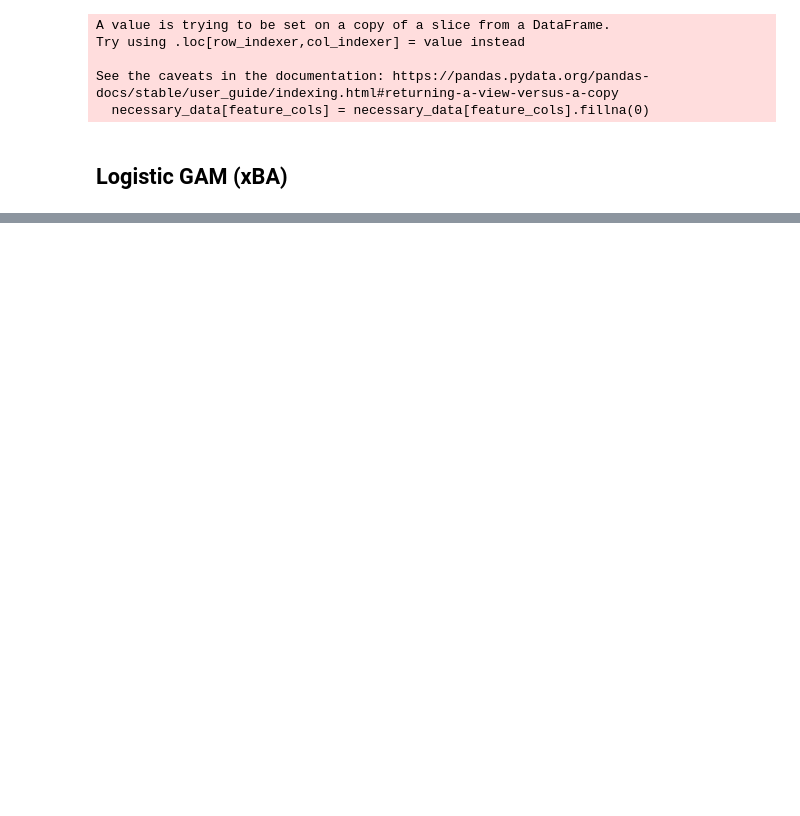
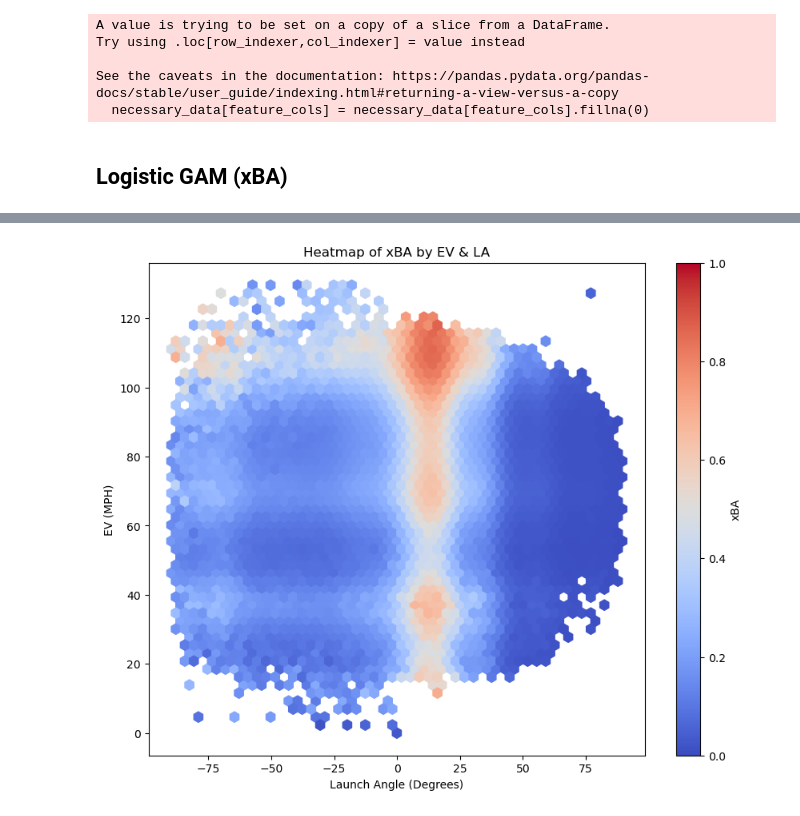
Before and after one commit to jackkalsched/UCSD_Baseball_25, a Jupyter notebook: Hitting/expected_metrics/expected_metrics.ipynb, the cells around one changed output, grey strips where cells are left out. Saved outputs shown, nothing was run; the diff lists cells and outputs as text; code cells hidden in the pictures; blank space fills up the shorter version.

```diff
--- a/Hitting/expected_metrics/expected_metrics.ipynb
+++ b/Hitting/expected_metrics/expected_metrics.ipynb
@@ -102,0 +87,12 @@ See the caveats in the documentation: https://pandas.pydata.org/pandas-docs/stab
+# %%
+## xSLG total base encoder
+
+mapping = {
+    'Single': 1, 'SIngle': 1,
+    'Double': 2,
+    'Triple': 3, 'triple': 3,
+    'Home Run': 4, 'Homerun': 4, 'HomeRun': 4
+}
+
+necessary_data['Bases'] = necessary_data['PlayResult'].map(mapping).fillna(0).astype(int)
+necessary_data.head()
@@ -157,0 +272,22 @@ See the caveats in the documentation: https://pandas.pydata.org/pandas-docs/stab
+# %%
+import matplotlib.pyplot as plt
+plt.figure(figsize=(10, 8))
+
+hb = plt.hexbin(
+    necessary_data['Angle'],
+    necessary_data['ExitSpeed'],
+    C=necessary_data['xBA'],
+    gridsize=50,        # controls resolution
+    cmap='coolwarm',
+    vmin=0.00,
+    vmax=1.00
+)
+
+plt.colorbar(hb, label='xBA')
+plt.xlabel("Launch Angle (Degrees)")
+plt.ylabel("EV (MPH)")
+plt.title("Heatmap of xBA by EV & LA")
+
+plt.show()
+# %% [output]
+[figure, added]
```
Also changed, not shown: parts of 28 cells of this notebook.
